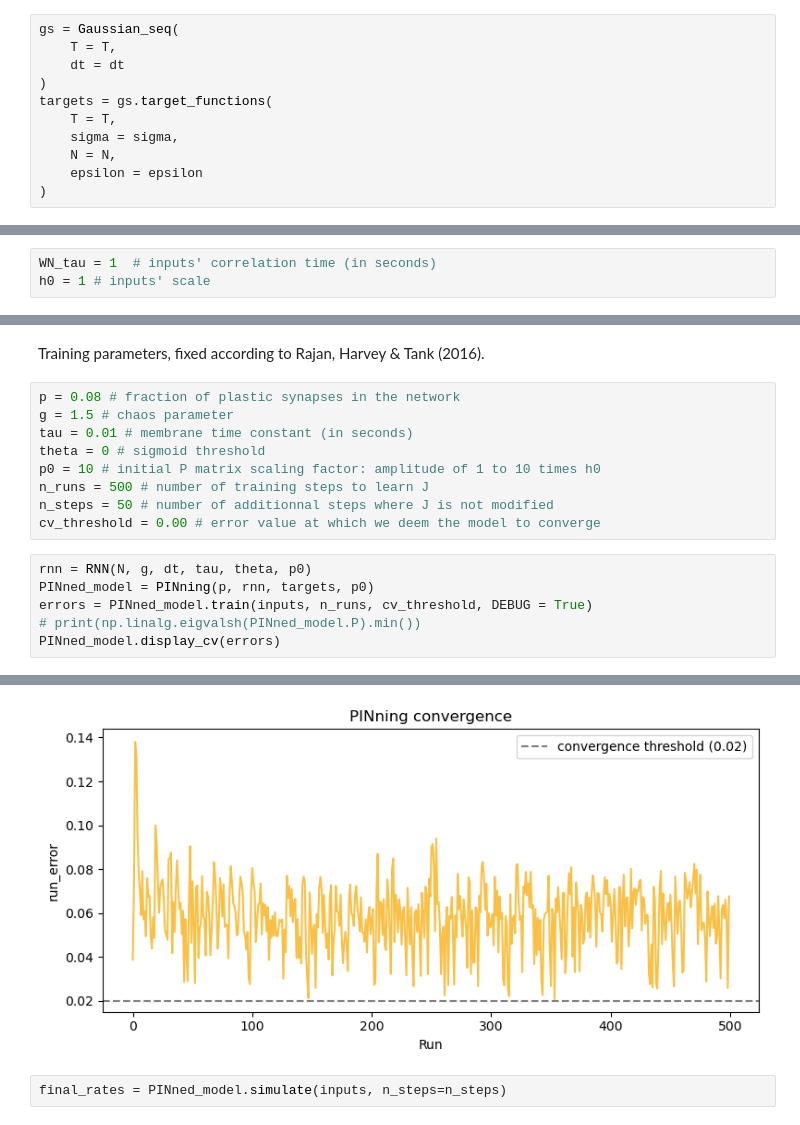
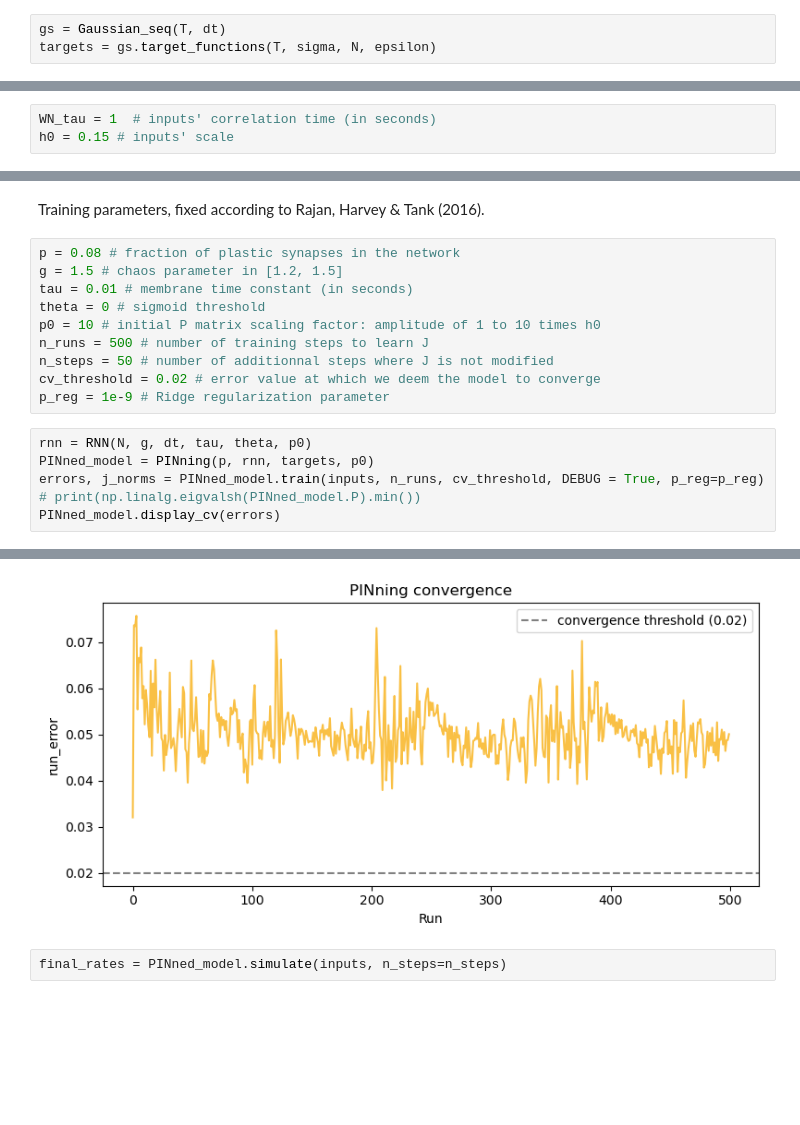
Before and after one commit to JohanneBohn/Reproducing-neural-sequences-with-Partial-In-Network-Training, a Jupyter notebook: main.ipynb, the cells around one changed output, grey strips where cells are left out. Drawn from its saved outputs; the diff is of its cells as text; blank space fills up the shorter version.

```diff
--- a/main.ipynb
+++ b/main.ipynb
@@ -12,14 +12,6 @@ epsilon = 0.05
 # %% [markdown]
 Choice of sigma: must be bigger than dt and smaller than T. Furthermore, sigma/T ~= N_active/N, which is equal to 0.3 as per the authors.
 # %%
-gs = Gaussian_seq(
-    T = T,
-    dt = dt
-)
-targets = gs.target_functions(
-    T = T,
-    sigma = sigma,
-    N = N,
-    epsilon = epsilon
-)
+gs = Gaussian_seq(T, dt)
+targets = gs.target_functions(T, sigma, N, epsilon)
 # %%
@@ -51,7 +32,7 @@ $\tau_{WN} \displaystyle\frac{dh}{dt} = -h(t) + h_0 \eta (t)$,
 for $\eta \sim \mathcal{N}(0, 1)$.
 # %%
 WN_tau = 1  # inputs' correlation time (in seconds)
-h0 = 1 # inputs' scale
+h0 = 0.15 # inputs' scale
 # %%
 ipt = Inputs(T, dt)
 inputs = ipt.inputs(N, WN_tau, h0)
@@ -67,17 +48,18 @@ from src.training import RNN, PINning
 Training parameters, fixed according to Rajan, Harvey & Tank (2016).
 # %%
 p = 0.08 # fraction of plastic synapses in the network
-g = 1.5 # chaos parameter
+g = 1.5 # chaos parameter in [1.2, 1.5]
 tau = 0.01 # membrane time constant (in seconds)
 theta = 0 # sigmoid threshold
 p0 = 10 # initial P matrix scaling factor: amplitude of 1 to 10 times h0
 n_runs = 500 # number of training steps to learn J
 n_steps = 50 # number of additionnal steps where J is not modified
-cv_threshold = 0.00 # error value at which we deem the model to converge
+cv_threshold = 0.02 # error value at which we deem the model to converge
+p_reg = 1e-9 # Ridge regularization parameter
 # %%
 rnn = RNN(N, g, dt, tau, theta, p0)
 PINned_model = PINning(p, rnn, targets, p0)
-errors = PINned_model.train(inputs, n_runs, cv_threshold, DEBUG = True)
+errors, j_norms = PINned_model.train(inputs, n_runs, cv_threshold, DEBUG = True, p_reg=p_reg)
 # print(np.linalg.eigvalsh(PINned_model.P).min())
 PINned_model.display_cv(errors)
 # %% [output]
@@ -101,3 +83,3 @@ Run 500/500, run_error = 0.0675
-[figure, old version]
+[figure, new version]
 # %%
 final_rates = PINned_model.simulate(inputs, n_steps=n_steps)
```
Also changed, not shown: parts of 15 cells of this notebook, 5 other files.
